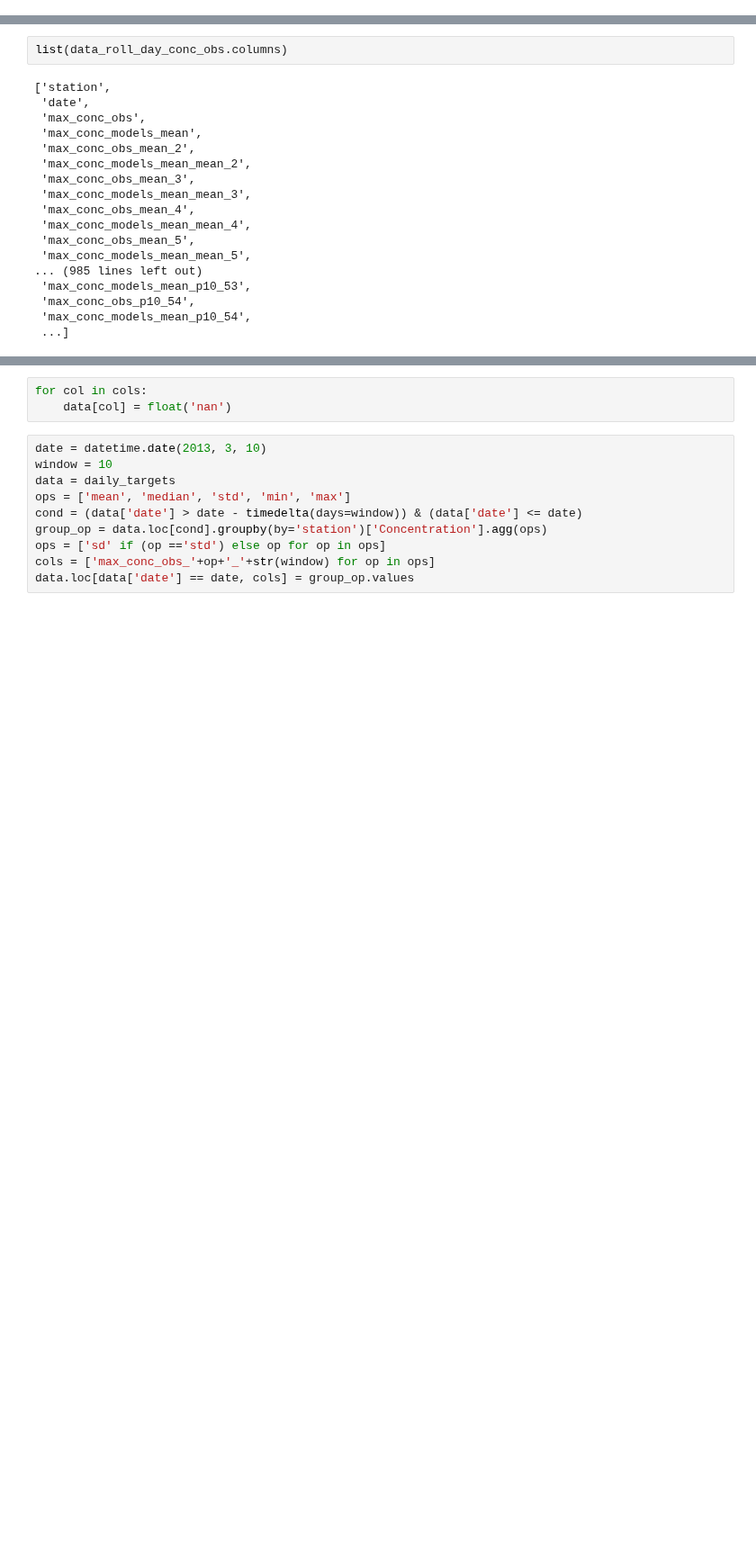
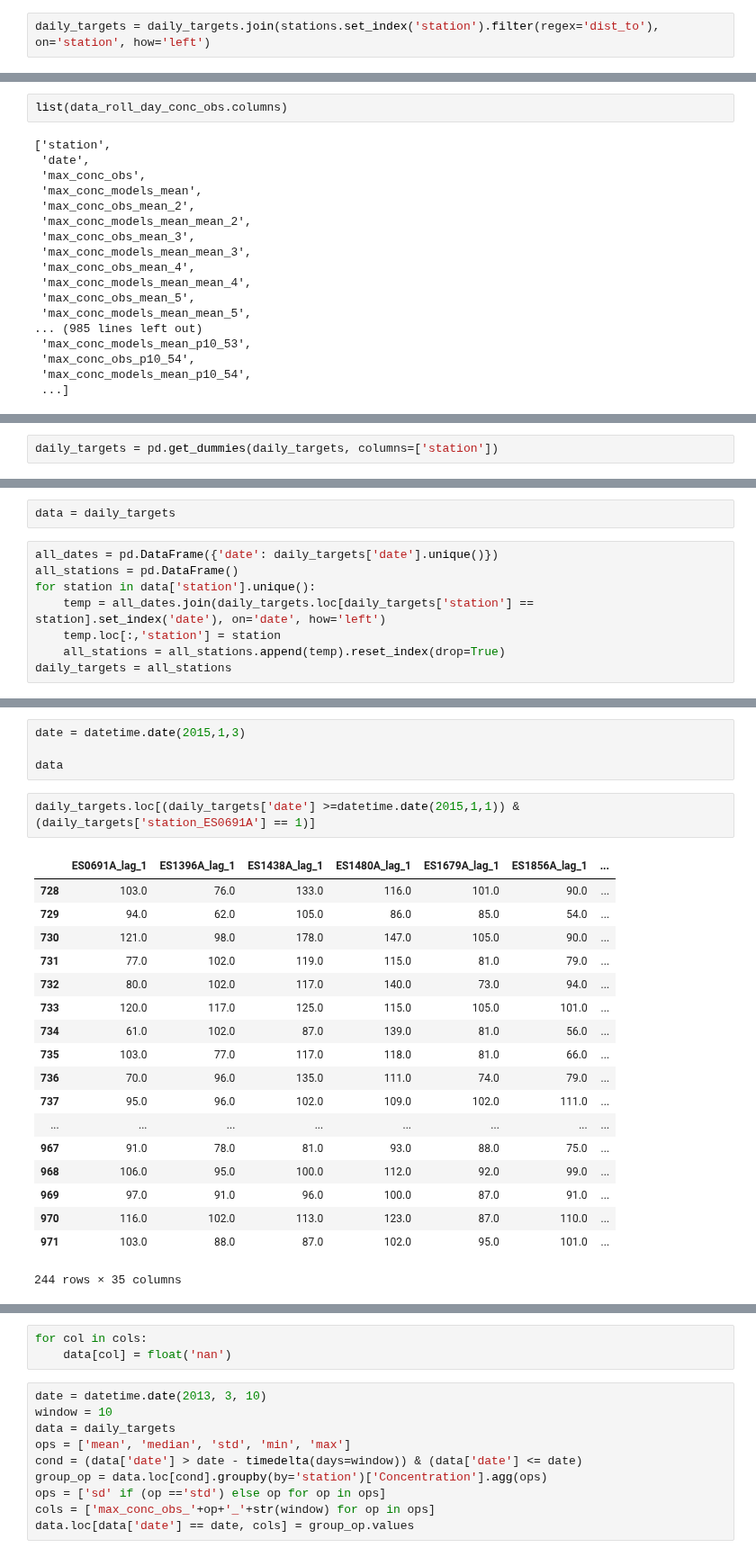
Before and after one commit to javiermas/BCNAirQualityDatathon, a Jupyter notebook: notebooks/Roger - V1.ipynb, the cells around one changed output, grey strips where cells are left out. Shown at 90% size. Drawn from its saved outputs; the diff is of its cells as text; blank space fills up the shorter version.

```diff
--- a/notebooks/Roger - V1.ipynb
+++ b/notebooks/Roger - V1.ipynb
@@ -245 +246,3 @@ for year in [2013, 2014, 2015]:
+# %%
+daily_targets = daily_targets.join(stations.set_index('station').filter(regex='dist_to'), on='station', how='left')
 # %%
@@ -284,0 +320,2 @@ list(data_roll_day_conc_obs.columns)
+# %%
+daily_targets = pd.get_dummies(daily_targets, columns=['station'])
@@ -287,0 +398,10 @@ data.loc[data['date'] == date, 'Concentration'] = pred
+# %%
+data = daily_targets
+# %%
+all_dates = pd.DataFrame({'date': daily_targets['date'].unique()})
+all_stations = pd.DataFrame()
+for station in data['station'].unique():
+    temp = all_dates.join(daily_targets.loc[daily_targets['station'] == station].set_index('date'), on='date', how='left')
+    temp.loc[:,'station'] = station
+    all_stations = all_stations.append(temp).reset_index(drop=True)
+daily_targets = all_stations
@@ -288 +452,26 @@ data.loc[data['date'] == date, 'Concentration'] = pred
+# %%
+date = datetime.date(2015,1,3)
+
+data
+# %%
+daily_targets.loc[(daily_targets['date'] >=datetime.date(2015,1,1)) & (daily_targets['station_ES0691A'] == 1)]
+# %% [output]
+|  | ES0691A_lag_1 | ES1396A_lag_1 | ES1438A_lag_1 | ES1480A_lag_1 | ES1679A_lag_1 | ES1856A_lag_1 | ... |
+| 728 | 103.0 | 76.0 | 133.0 | 116.0 | 101.0 | 90.0 | ... |
+| 729 | 94.0 | 62.0 | 105.0 | 86.0 | 85.0 | 54.0 | ... |
+| 730 | 121.0 | 98.0 | 178.0 | 147.0 | 105.0 | 90.0 | ... |
+| 731 | 77.0 | 102.0 | 119.0 | 115.0 | 81.0 | 79.0 | ... |
+| 732 | 80.0 | 102.0 | 117.0 | 140.0 | 73.0 | 94.0 | ... |
+| 733 | 120.0 | 117.0 | 125.0 | 115.0 | 105.0 | 101.0 | ... |
+| 734 | 61.0 | 102.0 | 87.0 | 139.0 | 81.0 | 56.0 | ... |
+| 735 | 103.0 | 77.0 | 117.0 | 118.0 | 81.0 | 66.0 | ... |
+| 736 | 70.0 | 96.0 | 135.0 | 111.0 | 74.0 | 79.0 | ... |
+| 737 | 95.0 | 96.0 | 102.0 | 109.0 | 102.0 | 111.0 | ... |
+| ... | ... | ... | ... | ... | ... | ... | ... |
+| 967 | 91.0 | 78.0 | 81.0 | 93.0 | 88.0 | 75.0 | ... |
+| 968 | 106.0 | 95.0 | 100.0 | 112.0 | 92.0 | 99.0 | ... |
+| 969 | 97.0 | 91.0 | 96.0 | 100.0 | 87.0 | 91.0 | ... |
+| 970 | 116.0 | 102.0 | 113.0 | 123.0 | 87.0 | 110.0 | ... |
+| 971 | 103.0 | 88.0 | 87.0 | 102.0 | 95.0 | 101.0 | ... |
+244 rows × 35 columns
 # %%
```
Also changed, not shown: parts of 36 cells of this notebook, 5 other files.
